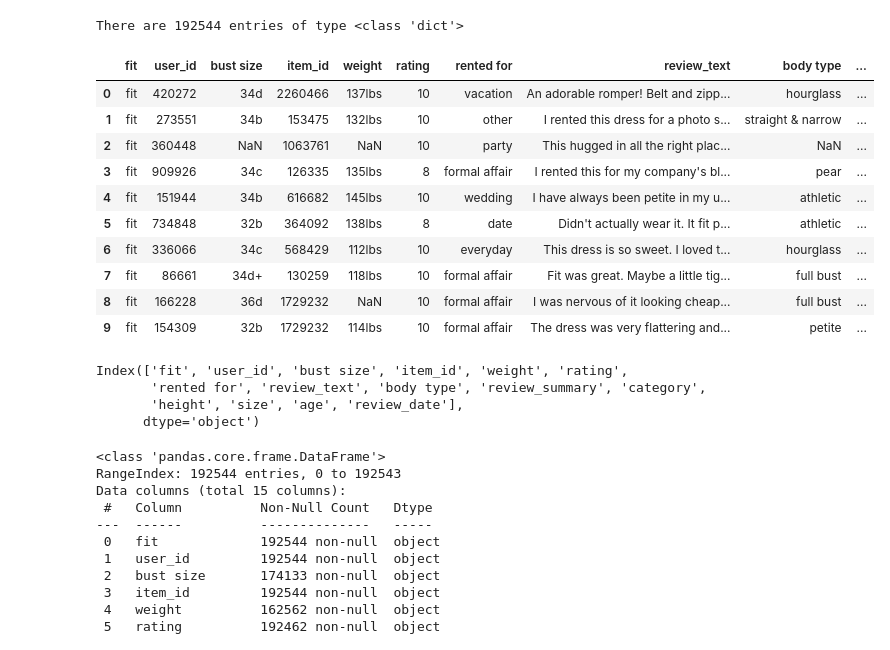
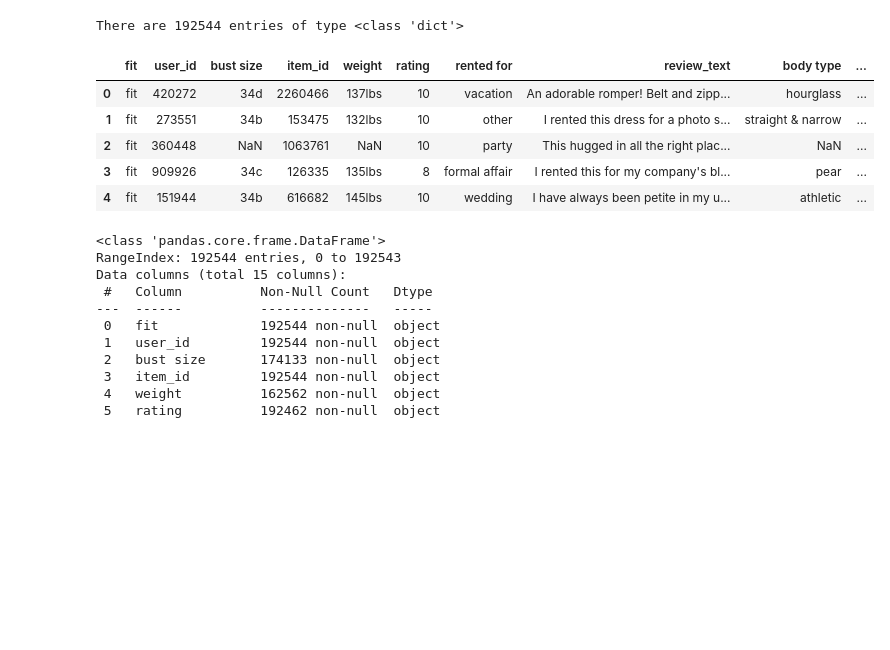
Before and after one commit to kpacker77/CSE158_Assign2, a Jupyter notebook: Assignment2.ipynb, the cells around one changed output. Cells and saved outputs as stored; diff of their text form; code cells hidden in the pictures; blank space fills up the shorter version.

```diff
--- a/Assignment2.ipynb
+++ b/Assignment2.ipynb
@@ -39,26 +39,14 @@ print('There are',len(data), 'entries of type', type(data[0]))
 There are 192544 entries of type <class 'dict'>
 # %%
 df = pd.DataFrame(data)
-df.head(10)
+df.head()
 # %% [output]
 |  | fit | user_id | bust size | item_id | weight | rating | rented for | review_text | body type | ... |
 | 0 | fit | 420272 | 34d | 2260466 | 137lbs | 10 | vacation | An adorable romper! Belt and zipp... | hourglass | ... |
 | 1 | fit | 273551 | 34b | 153475 | 132lbs | 10 | other | I rented this dress for a photo s... | straight & narrow | ... |
 | 2 | fit | 360448 | NaN | 1063761 | NaN | 10 | party | This hugged in all the right plac... | NaN | ... |
 | 3 | fit | 909926 | 34c | 126335 | 135lbs | 8 | formal affair | I rented this for my company's bl... | pear | ... |
 | 4 | fit | 151944 | 34b | 616682 | 145lbs | 10 | wedding | I have always been petite in my u... | athletic | ... |
-| 5 | fit | 734848 | 32b | 364092 | 138lbs | 8 | date | Didn't actually wear it. It fit p... | athletic | ... |
-| 6 | fit | 336066 | 34c | 568429 | 112lbs | 10 | everyday | This dress is so sweet. I loved t... | hourglass | ... |
-| 7 | fit | 86661 | 34d+ | 130259 | 118lbs | 10 | formal affair | Fit was great. Maybe a little tig... | full bust | ... |
-| 8 | fit | 166228 | 36d | 1729232 | NaN | 10 | formal affair | I was nervous of it looking cheap... | full bust | ... |
-| 9 | fit | 154309 | 32b | 1729232 | 114lbs | 10 | formal affair | The dress was very flattering and... | petite | ... |
-# %%
-df.columns
-# %% [output]
-Index(['fit', 'user_id', 'bust size', 'item_id', 'weight', 'rating',
-       'rented for', 'review_text', 'body type', 'review_summary', 'category',
-       'height', 'size', 'age', 'review_date'],
-      dtype='object')
 # %%
 df.info()
 df.describe(include='all')
```
Also changed, not shown: parts of 37 cells of this notebook.
